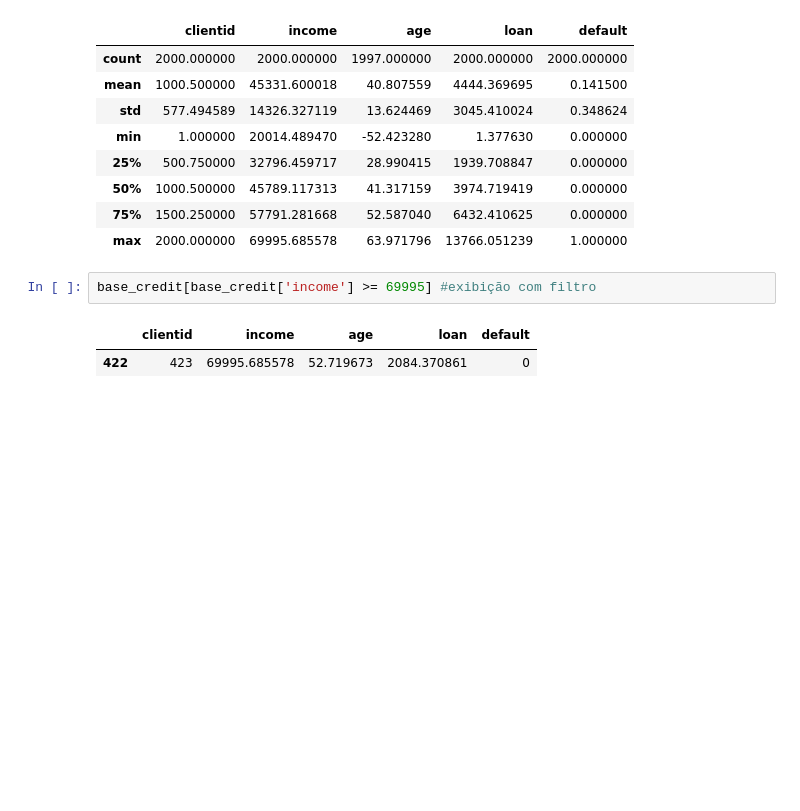
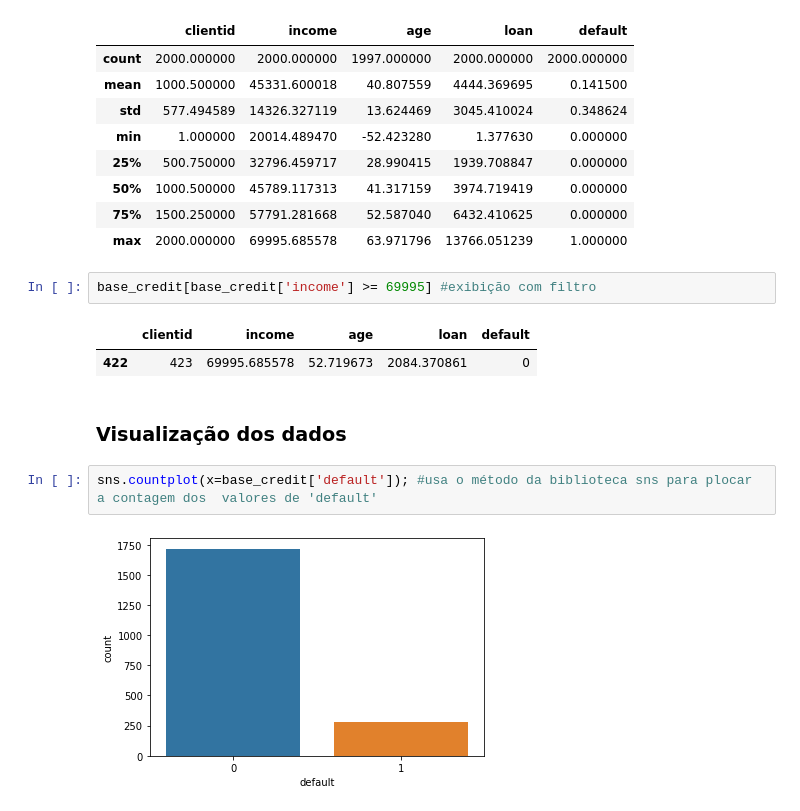
Before and after one commit to MottaGit/Machine-Learning-And-Data-Science, a Jupyter notebook: Pre_data_processing.ipynb, the cells around one changed output. Drawn from its saved outputs; the diff is of its cells as text; blank space fills up the shorter version.

```diff
--- a/Pre_data_processing.ipynb
+++ b/Pre_data_processing.ipynb
@@ -86,3 +86,9 @@ base_credit[base_credit['income'] >= 69995] #exibição com filtro
 # %% [output]
 |  | clientid | income | age | loan | default |
 | 422 | 423 | 69995.685578 | 52.719673 | 2084.370861 | 0 |
+# %% [markdown]
+### Visualização dos dados
+# %%
+sns.countplot(x=base_credit['default']); #usa o método da biblioteca sns para plocar a contagem dos  valores de 'default'
+# %% [output]
+[figure, added]
```
Also changed, not shown: parts of 23 cells of this notebook.
